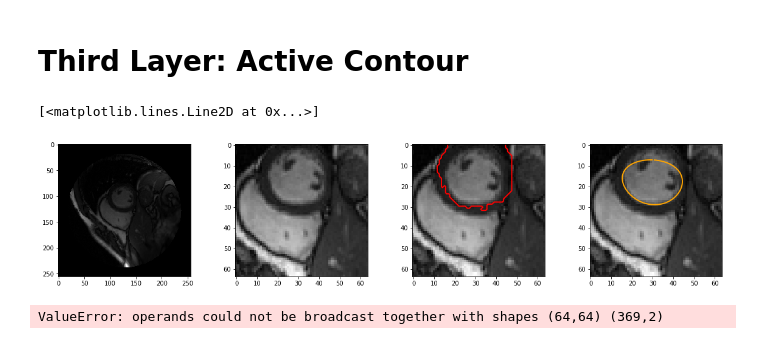
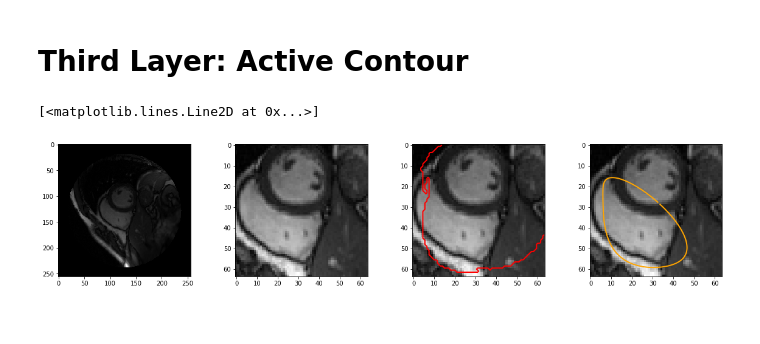
Before and after one commit to qqu0127/LV-segmentation, a Jupyter notebook: SAE+ActiveContour.ipynb, the cells around one changed output. Saved outputs shown, nothing was run; the diff lists cells and outputs as text; code cells hidden in the pictures.

```diff
--- a/SAE+ActiveContour.ipynb
+++ b/SAE+ActiveContour.ipynb
@@ -99,7 +109,7 @@ def prediction_plot(X, model, idx):
 n = img_test.shape[0]
 pred_mask,pred_img=[],[]
 for i in range(n):
-    bin_mask,img = prediction_plot(X_train,model,i)
+    bin_mask,img = prediction_plot(X_test_SAEinput,model,i)
     pred_mask.append(bin_mask)
     pred_img.append(img)
 pred_mask = np.array(pred_mask)
@@ -128,7 +138,7 @@ def conformity_coefficient(X, Y):
 dm = np.zeros(n)
 cc= np.zeros(n)
 for i in range(n):
-    Y_true = Y_train[i].reshape((64,64))
+    Y_true = Y_test_SAEinput[i].reshape((64,64))
     dm[i] = dice_coef(Y_true, pred_mask[i])
     cc[i] = conformity_coefficient(pred_mask[i],Y_true)
 
@@ -146,7 +156,7 @@ for j in range(5):
     i = demo_order[j]
     plt.figure()
     plt.subplot(131)
-    plt.imshow(Y_train[i].reshape((64,64)))
+    plt.imshow(Y_test_SAEinput[i].reshape((64,64)))
     plt.title('Ground Truth')
     plt.subplot(132)
     plt.imshow(pred_mask[i])
@@ -167,12 +177,12 @@ contour_res=[]
 ac_res=[]
 for i in range(n):
     X_input = img_test[i].reshape((256,256))
-    X_roi = X_train_SAE[i].reshape((64,64))
+    X_roi = X_test_SAEinput[i].reshape((64,64))
     bin_pred = pred_mask[i]
     #Prepare Snake
     contours_pred = measure.find_contours(bin_pred, 0.5)
     contour_pred = contours_pred[np.argmax([k.shape[0] for k in contours_pred])]
-    img = X_train_SAE[i].reshape((64,64))
+    img = X_test_SAEinput[i].reshape((64,64))
     contour_res.append(contour_pred)
     #apply active contour model
     ac_contour = active_contour(gaussian(img,3), contour_pred, alpha=0.01, beta=0.1, w_edge=0,gamma=0.01,bc='periodic',convergence=0.1)
@@ -180,22 +190,21 @@ for i in range(n):
 # %%
 f, ax = plt.subplots(ncols=4, figsize=(20,4))
 
 ax[0].imshow(img_test[266].reshape(256,256), cmap='gray')
 
-ax[1].imshow(X_train_SAE[266].reshape(64,64), cmap='gray')
-ax[2].imshow(X_train_SAE[266].reshape(64,64), cmap='gray')
+ax[1].imshow(X_test_SAEinput[266].reshape(64,64), cmap='gray')
+ax[2].imshow(X_test_SAEinput[266].reshape(64,64), cmap='gray')
 ax[2].plot(contour_res[266][:, 1], contour_res[266][:, 0], linewidth=2, color='red',label='Prediction')
-ax[3].imshow(X_train_SAE[266].reshape(64,64), cmap='gray')
+ax[3].imshow(X_test_SAEinput[266].reshape(64,64), cmap='gray')
 ax[3].plot(ac_res[266][:, 1], ac_res[266][:, 0], linewidth=2, color='orange',label='Prediction')
 # %% [output]
 [<matplotlib.lines.Line2D at 0x...>]
-[figure, old version]
+[figure, new version]
 # %%
-dm2 = np.zeros(n)
-cc2= np.zeros(n)
-for i in range(n):
-    Y_true = Y_train[i].reshape((64,64))
-    dm2[i] = dice_coef(Y_true, ac_res[i])
-    cc2[i] = conformity_coefficient(ac_res[i],Y_true)
+#
+#dm2 = np.zeros(n)
+#cc2= np.zeros(n)
+#for i in range(n):
+#    Y_true = Y_train[i].reshape((64,64))
+#    dm2[i] = dice_coef(Y_true, ac_res[i])
+#    cc2[i] = conformity_coefficient(ac_res[i],Y_true)
-# %% [output]
-ValueError: operands could not be broadcast together with shapes (64,64) (369,2)
```
Also changed, not shown: parts of 6 cells of this notebook.
